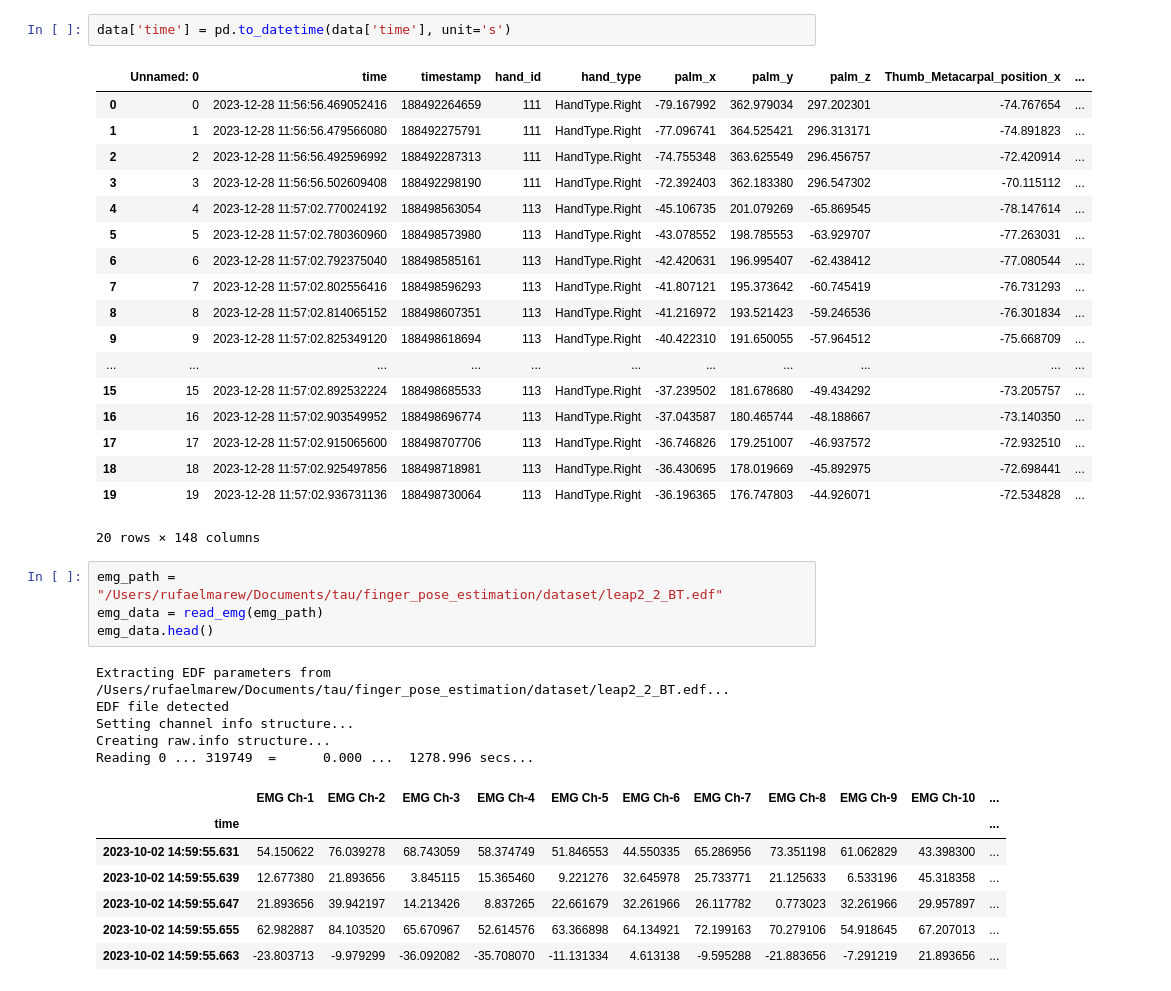
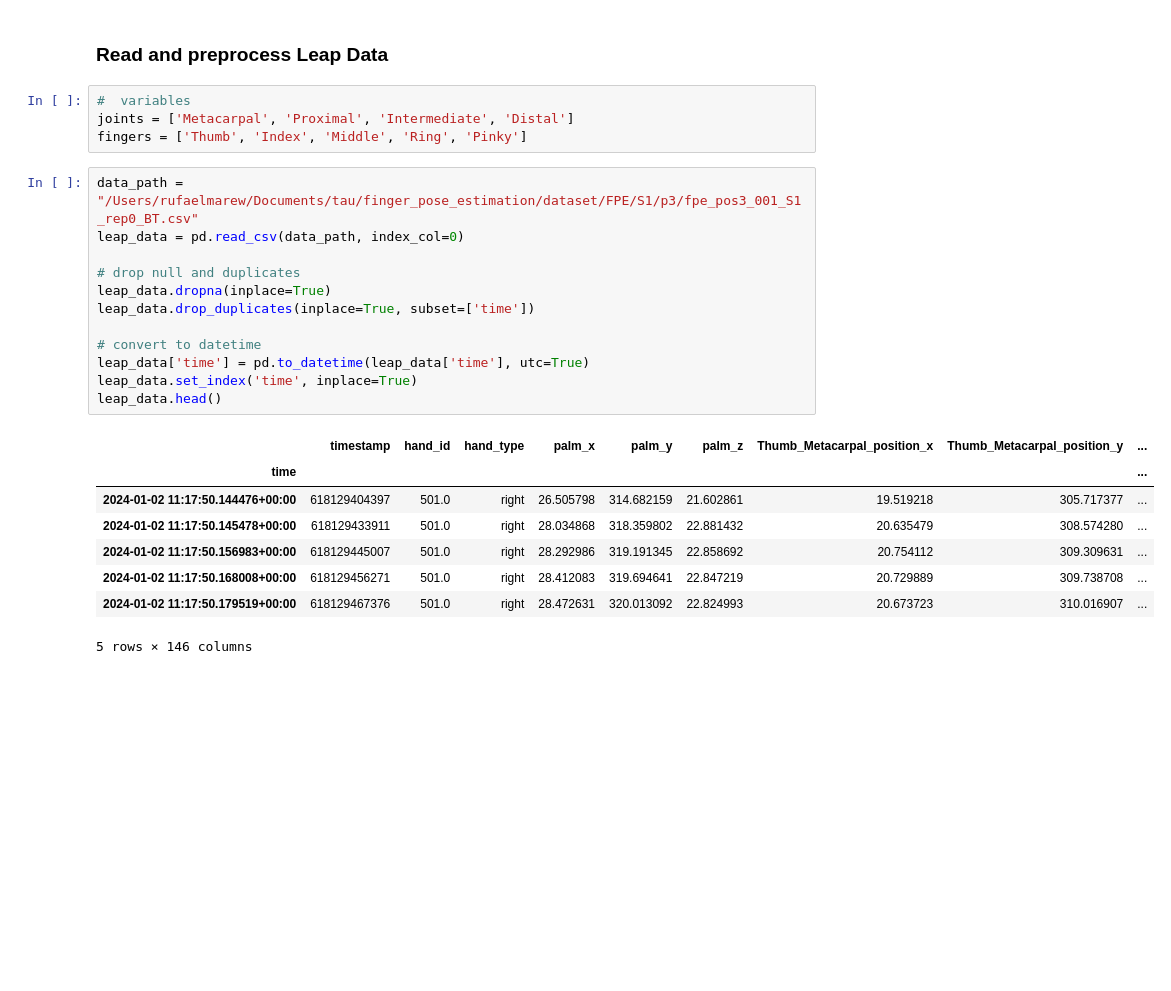
Before and after one commit to rufaelfekadu/finger_pose_estimation, a Jupyter notebook: notebooks/test.ipynb, the cells around one changed output. Saved outputs shown, nothing was run; the diff lists cells and outputs as text; blank space fills up the shorter version.

Commit message:
added leap reading util and updated data aquisition

```diff
--- a/notebooks/test.ipynb
+++ b/notebooks/test.ipynb
@@ -19,38 +9,27 @@ data.head()
-# %%
-data['time'] = pd.to_datetime(data['time'], unit='s')
-# %% [output]
-|  | Unnamed: 0 | time | timestamp | hand_id | hand_type | palm_x | palm_y | palm_z | Thumb_Metacarpal_position_x | ... |
-| 0 | 0 | 2023-12-28 11:56:56.469052416 | 188492264659 | 111 | HandType.Right | -79.167992 | 362.979034 | 297.202301 | -74.767654 | ... |
-| 1 | 1 | 2023-12-28 11:56:56.479566080 | 188492275791 | 111 | HandType.Right | -77.096741 | 364.525421 | 296.313171 | -74.891823 | ... |
-| 2 | 2 | 2023-12-28 11:56:56.492596992 | 188492287313 | 111 | HandType.Right | -74.755348 | 363.625549 | 296.456757 | -72.420914 | ... |
-| 3 | 3 | 2023-12-28 11:56:56.502609408 | 188492298190 | 111 | HandType.Right | -72.392403 | 362.183380 | 296.547302 | -70.115112 | ... |
-| 4 | 4 | 2023-12-28 11:57:02.770024192 | 188498563054 | 113 | HandType.Right | -45.106735 | 201.079269 | -65.869545 | -78.147614 | ... |
-| 5 | 5 | 2023-12-28 11:57:02.780360960 | 188498573980 | 113 | HandType.Right | -43.078552 | 198.785553 | -63.929707 | -77.263031 | ... |
-| 6 | 6 | 2023-12-28 11:57:02.792375040 | 188498585161 | 113 | HandType.Right | -42.420631 | 196.995407 | -62.438412 | -77.080544 | ... |
-| 7 | 7 | 2023-12-28 11:57:02.802556416 | 188498596293 | 113 | HandType.Right | -41.807121 | 195.373642 | -60.745419 | -76.731293 | ... |
-| 8 | 8 | 2023-12-28 11:57:02.814065152 | 188498607351 | 113 | HandType.Right | -41.216972 | 193.521423 | -59.246536 | -76.301834 | ... |
-| 9 | 9 | 2023-12-28 11:57:02.825349120 | 188498618694 | 113 | HandType.Right | -40.422310 | 191.650055 | -57.964512 | -75.668709 | ... |
-| ... | ... | ... | ... | ... | ... | ... | ... | ... | ... | ... |
-| 15 | 15 | 2023-12-28 11:57:02.892532224 | 188498685533 | 113 | HandType.Right | -37.239502 | 181.678680 | -49.434292 | -73.205757 | ... |
-| 16 | 16 | 2023-12-28 11:57:02.903549952 | 188498696774 | 113 | HandType.Right | -37.043587 | 180.465744 | -48.188667 | -73.140350 | ... |
-| 17 | 17 | 2023-12-28 11:57:02.915065600 | 188498707706 | 113 | HandType.Right | -36.746826 | 179.251007 | -46.937572 | -72.932510 | ... |
-| 18 | 18 | 2023-12-28 11:57:02.925497856 | 188498718981 | 113 | HandType.Right | -36.430695 | 178.019669 | -45.892975 | -72.698441 | ... |
-| 19 | 19 | 2023-12-28 11:57:02.936731136 | 188498730064 | 113 | HandType.Right | -36.196365 | 176.747803 | -44.926071 | -72.534828 | ... |
-20 rows × 148 columns
-# %%
-emg_path = "/Users/rufaelmarew/Documents/tau/finger_pose_estimation/dataset/leap2_2_BT.edf"
-emg_data = read_emg(emg_path)
-emg_data.head()
-# %% [output]
-Extracting EDF parameters from /Users/rufaelmarew/Documents/tau/finger_pose_estimation/dataset/leap2_2_BT.edf...
-EDF file detected
-Setting channel info structure...
-Creating raw.info structure...
-Reading 0 ... 319749  =      0.000 ...  1278.996 secs...
-|  | EMG Ch-1 | EMG Ch-2 | EMG Ch-3 | EMG Ch-4 | EMG Ch-5 | EMG Ch-6 | EMG Ch-7 | EMG Ch-8 | EMG Ch-9 | EMG Ch-10 | ... |
-| time |  |  |  |  |  |  |  |  |  |  | ... |
-| 2023-10-02 14:59:55.631 | 54.150622 | 76.039278 | 68.743059 | 58.374749 | 51.846553 | 44.550335 | 65.286956 | 73.351198 | 61.062829 | 43.398300 | ... |
-| 2023-10-02 14:59:55.639 | 12.677380 | 21.893656 | 3.845115 | 15.365460 | 9.221276 | 32.645978 | 25.733771 | 21.125633 | 6.533196 | 45.318358 | ... |
-| 2023-10-02 14:59:55.647 | 21.893656 | 39.942197 | 14.213426 | 8.837265 | 22.661679 | 32.261966 | 26.117782 | 0.773023 | 32.261966 | 29.957897 | ... |
-| 2023-10-02 14:59:55.655 | 62.982887 | 84.103520 | 65.670967 | 52.614576 | 63.366898 | 64.134921 | 72.199163 | 70.279106 | 54.918645 | 67.207013 | ... |
-| 2023-10-02 14:59:55.663 | -23.803713 | -9.979299 | -36.092082 | -35.708070 | -11.131334 | 4.613138 | -9.595288 | -21.883656 | -7.291219 | 21.893656 | ... |
+# %% [markdown]
+### Read and preprocess Leap Data
+# %%
+#  variables
+joints = ['Metacarpal', 'Proximal', 'Intermediate', 'Distal']
+fingers = ['Thumb', 'Index', 'Middle', 'Ring', 'Pinky']
+# %%
+data_path = "/Users/rufaelmarew/Documents/tau/finger_pose_estimation/dataset/FPE/S1/p3/fpe_pos3_001_S1_rep0_BT.csv"
+leap_data = pd.read_csv(data_path, index_col=0)
+
+# drop null and duplicates
+leap_data.dropna(inplace=True)
+leap_data.drop_duplicates(inplace=True, subset=['time'])
+
+# convert to datetime
+leap_data['time'] = pd.to_datetime(leap_data['time'], utc=True)
+leap_data.set_index('time', inplace=True)
+leap_data.head()
+# %% [output]
+|  | timestamp | hand_id | hand_type | palm_x | palm_y | palm_z | Thumb_Metacarpal_position_x | Thumb_Metacarpal_position_y | ... |
+| time |  |  |  |  |  |  |  |  | ... |
+| 2024-01-02 11:17:50.144476+00:00 | 618129404397 | 501.0 | right | 26.505798 | 314.682159 | 21.602861 | 19.519218 | 305.717377 | ... |
+| 2024-01-02 11:17:50.145478+00:00 | 618129433911 | 501.0 | right | 28.034868 | 318.359802 | 22.881432 | 20.635479 | 308.574280 | ... |
+| 2024-01-02 11:17:50.156983+00:00 | 618129445007 | 501.0 | right | 28.292986 | 319.191345 | 22.858692 | 20.754112 | 309.309631 | ... |
+| 2024-01-02 11:17:50.168008+00:00 | 618129456271 | 501.0 | right | 28.412083 | 319.694641 | 22.847219 | 20.729889 | 309.738708 | ... |
+| 2024-01-02 11:17:50.179519+00:00 | 618129467376 | 501.0 | right | 28.472631 | 320.013092 | 22.824993 | 20.673723 | 310.016907 | ... |
+5 rows × 146 columns
```
Also changed, not shown: parts of 18 cells of this notebook, 10 other files.
